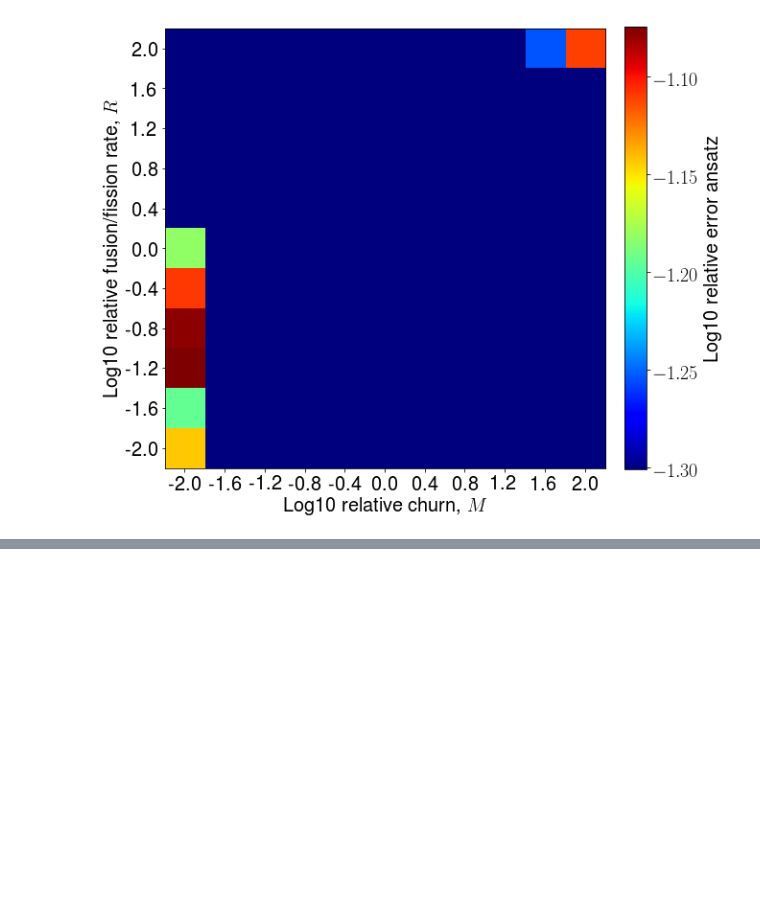
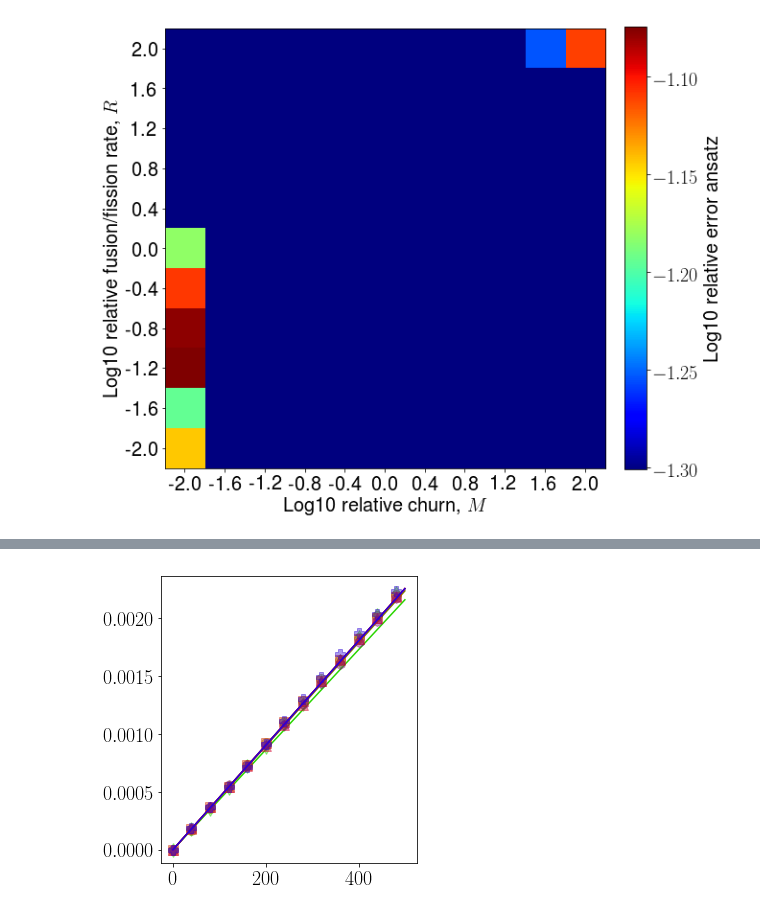
Before and after one commit to ImperialCollegeLondon/MitoNetworksGenetics, a Jupyter notebook: Linear_Feedback_Control/Stochastic_analysis/network_and_b_sweep/Post_processing/Analysis/Analyse_param_sweep_lfc.ipynb, the cells around one changed output, grey strips where cells are left out. Drawn from its saved outputs; the diff is of its cells as text; code cells hidden in the pictures; blank space fills up the shorter version.

```diff
--- a/Linear_Feedback_Control/Stochastic_analysis/network_and_b_sweep/Post_processing/Analysis/Analyse_param_sweep_lfc.ipynb
+++ b/Linear_Feedback_Control/Stochastic_analysis/network_and_b_sweep/Post_processing/Analysis/Analyse_param_sweep_lfc.ipynb
@@ -49,6 +53,8 @@ analysis.plot_vh_param_sw(nom_ind, leg_list,figname="R_sw_lfc")
 # %%
 nom_df = analysis.df_params[analysis.df_params['net_rat'] == 1.0]
 nom_ind = nom_df.index[::2]
 nom_M = np.log10(nom_df['net_mag'])[::2]
 leg_list = [r"$\log_{{10}}{{M}}={:.1f}$".format(i) for i in nom_M]
-analysis.plot_vh_param_sw(nom_ind, leg_list,figname="M_sw_lfc", plot_legend = False, plot_labels=False)
+analysis.plot_vh_param_sw(nom_ind, leg_list,figname="M_sw_lfc", plot_legend = False, plot_labels=False,sparsify_data=True)
+# %% [output]
+[figure, added]
```
Also changed, not shown: parts of 2 cells of this notebook, 11 other files.
